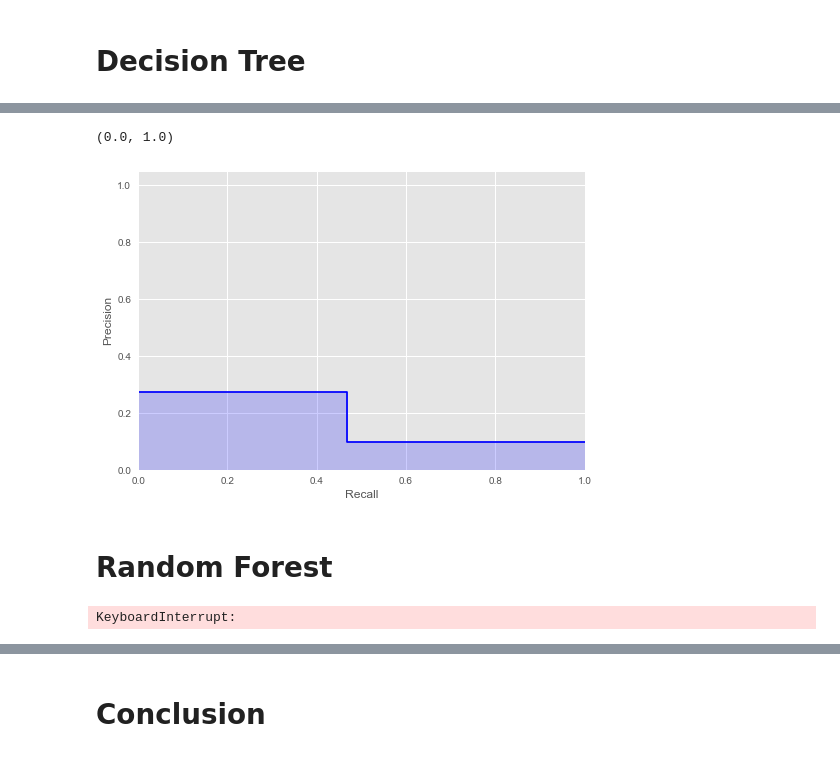
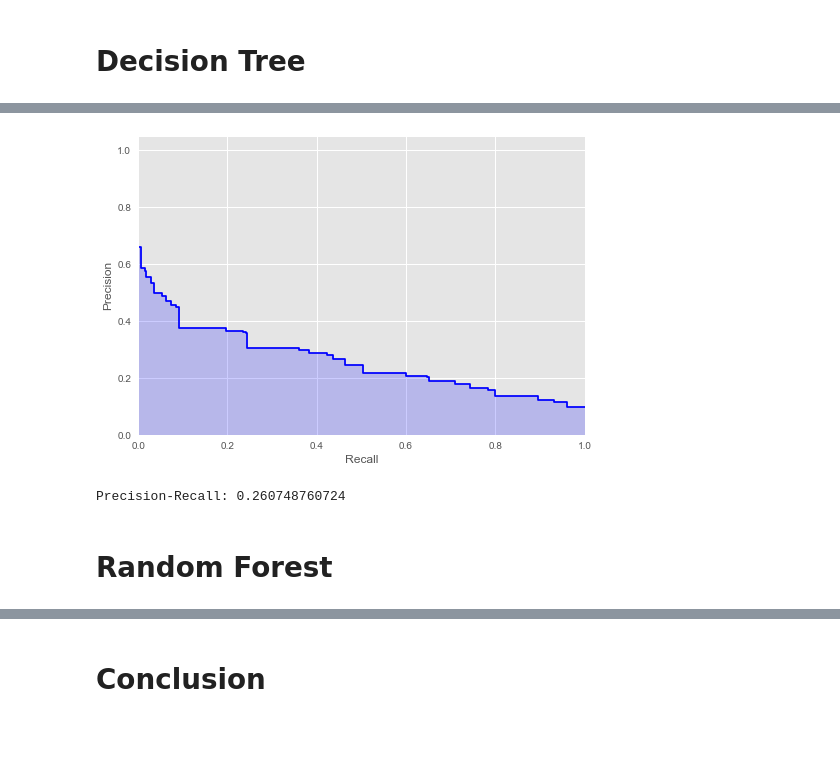
Before and after one commit to mariosamalo/SpringBoard, a Jupyter notebook: instacart_2017_05_01/Instacart_ids.ipynb, the cells around one changed output, grey strips where cells are left out. Cells and saved outputs as stored; diff of their text form; code cells hidden in the pictures.

```diff
--- a/instacart_2017_05_01/Instacart_ids.ipynb
+++ b/instacart_2017_05_01/Instacart_ids.ipynb
@@ -800,33 +796,36 @@ roc auc score for cross validated: 0.665616429441
 # %%
 from sklearn.metrics import precision_recall_curve
-precision, recall, _ = precision_recall_curve(predict_proba_tree_df['actual'], predict_proba_tree_df['predicted_1_or_0'])
+from sklearn.metrics import average_precision_score
+
+precision, recall, _ = precision_recall_curve(predict_proba_tree_df['actual'], predict_proba_tree)
 
 plt.step(recall, precision, color='b', alpha=1, where='post')
 plt.fill_between(recall, precision, step='post', alpha=0.2, color='b')
 
 plt.xlabel('Recall')
 plt.ylabel('Precision')
 plt.ylim([0.0, 1.05])
 plt.xlim([0.0, 1.0])
+plt.show()
+
+print('Precision-Recall:',average_precision_score(predict_proba_tree_df['actual'], predict_proba_tree))
 # %% [output]
+[figure, new version]
-(0.0, 1.0)
+Precision-Recall: 0.260748760724
-[figure, old version]
 # %% [markdown]
 # Random Forest
 # %%
 from sklearn.ensemble import RandomForestClassifier
 from sklearn.datasets import make_classification
 rfc = RandomForestClassifier()
-param_grid_rfc = {"max_depth": [5,6,7,8,9,10],
-                  "min_samples_split" :[3,4,5,6],
-                  "min_samples_leaf": [3,4,5],
-                  "max_features": (7,8,9,10,11)}
+param_grid_rfc = {"max_depth": [5,7,9],
+                  "min_samples_split" :[3,5,7],
+                  "min_samples_leaf": [2,4,6],
+                  "max_features": (5,7,9,11,13)}
 rfc_cv = GridSearchCV(rfc,param_grid_rfc,cv=3)
 rfc_cv.fit(X_train_features,y_train)
 print('Best parameters for Random Forest:',rfc_cv.best_params_)
 print('Best Score for Random Forest:',rfc_cv.best_score_)
-# %% [output]
-KeyboardInterrupt:
 # %%
 #Fit the Random Forest model using the best parameters:
 rfc_new = RandomForestClassifier(max_depth = rfc_cv.best_params_['max_depth'],
```
Also changed, not shown: parts of 18 cells of this notebook.
